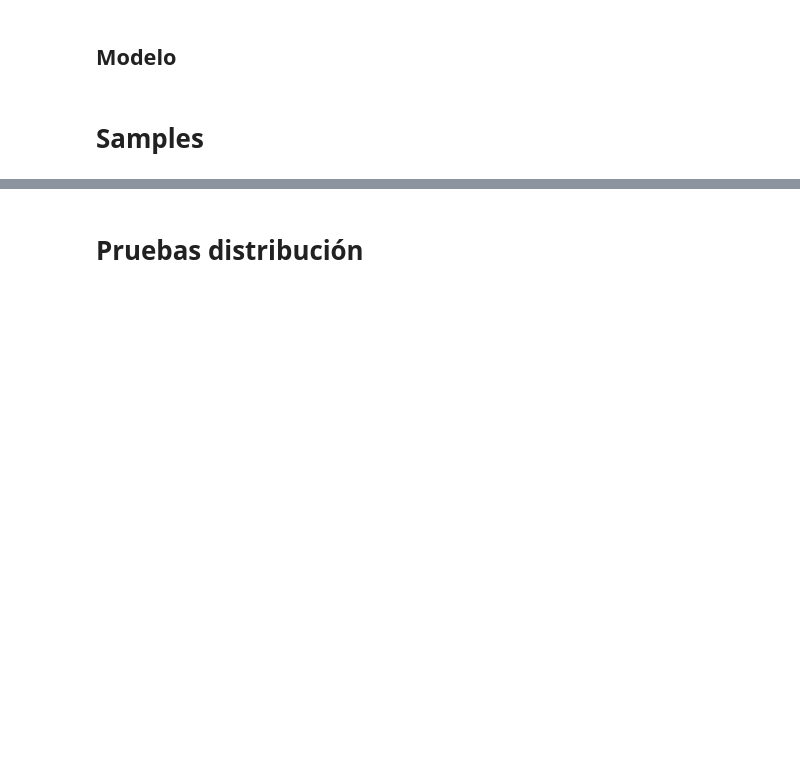
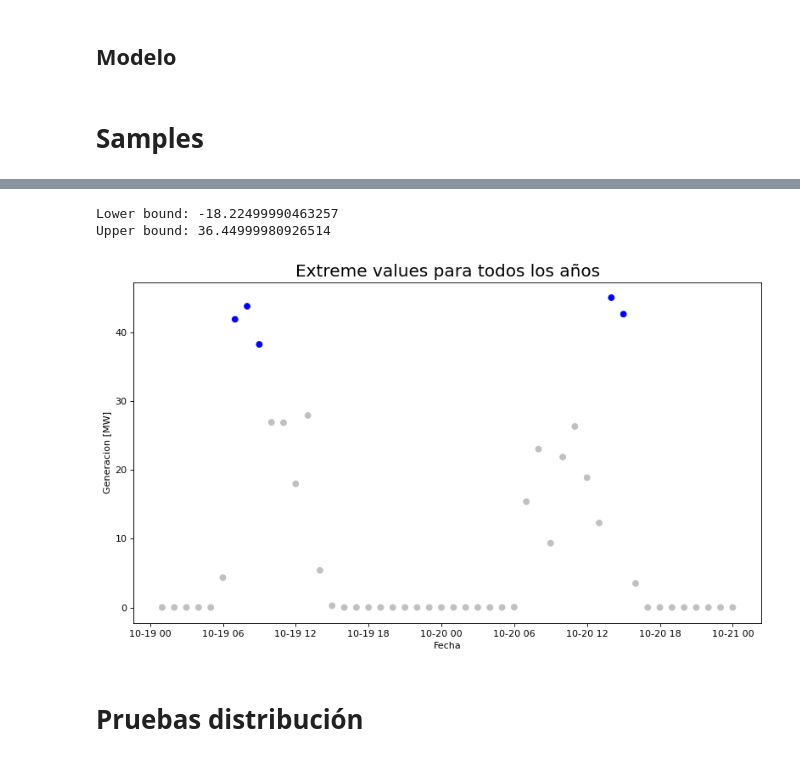
Before and after one commit to sergio825/pytorch-ts, a Jupyter notebook: Multivariate_TempFlow.ipynb, the cells around one changed output, grey strips where cells are left out. Saved outputs shown, nothing was run; the diff lists cells and outputs as text; code cells hidden in the pictures; blank space fills up the shorter version.

```diff
--- a/Multivariate_TempFlow.ipynb
+++ b/Multivariate_TempFlow.ipynb
@@ -238,0 +238,6 @@ primeraserie_ponderada = c*primeraserie
+# %%
+#trabajando con la primera serie
+muestras = forecasts[0].samples
+samples = muestras[:,:,10] # prediccion ultimas 24 horas
+target = targets[0][-2 * prediction_length :][10].values #48 ultimas horas
+target_index = targets[0][-2 * prediction_length :][10].index
@@ -238,0 +263,37 @@ primeraserie_ponderada = c*primeraserie
+# %%
+def rango_iqr(s, k, return_thresholds = False):
+  # rango intercuantilico
+  q25, q75 = np.percentile(s, 25), np.percentile(s, 75)
+  iqr = q75 - q25
+  # Linea de corte.
+  cut_off = iqr * k
+  lower, upper = q25 - cut_off, q75 + cut_off
+  print(f"Lower bound: {lower}\nUpper bound: {upper}")
+  if return_thresholds:
+      return lower, upper
+  else: # identificar valores extremos
+      return [True if x < lower or x > upper else False for x in s]
+
+targets_df = pd.DataFrame()
+targets_df["Target"] = target
+targets_df.index = target_index
+
+def graficar_extreme_values(k):
+
+    targets_df["Extreme value"] = targets_df[["Target"]].apply(rango_iqr, k=k)
+    fig, ax = plt.subplots(figsize=(10, 6), dpi=80)
+
+    col = np.where(targets_df['Extreme value'] == True, 'blue', 'silver')
+    ax.scatter(targets_df.index, targets_df['Target'], c=col)
+    ax.set_title('Extreme values para todos los años', size=18)
+    ax.set_ylabel("Generacion [MW]")
+    ax.set_xlabel('Fecha')
+
+    plt.tight_layout()
+    plt.show()
+# %%
+graficar_extreme_values(1)
+# %% [output]
+Lower bound: -18.22499990463257
+Upper bound: 36.44999980926514
+[figure, added]
```
Also changed, not shown: parts of 16 cells of this notebook, 1 other file.
